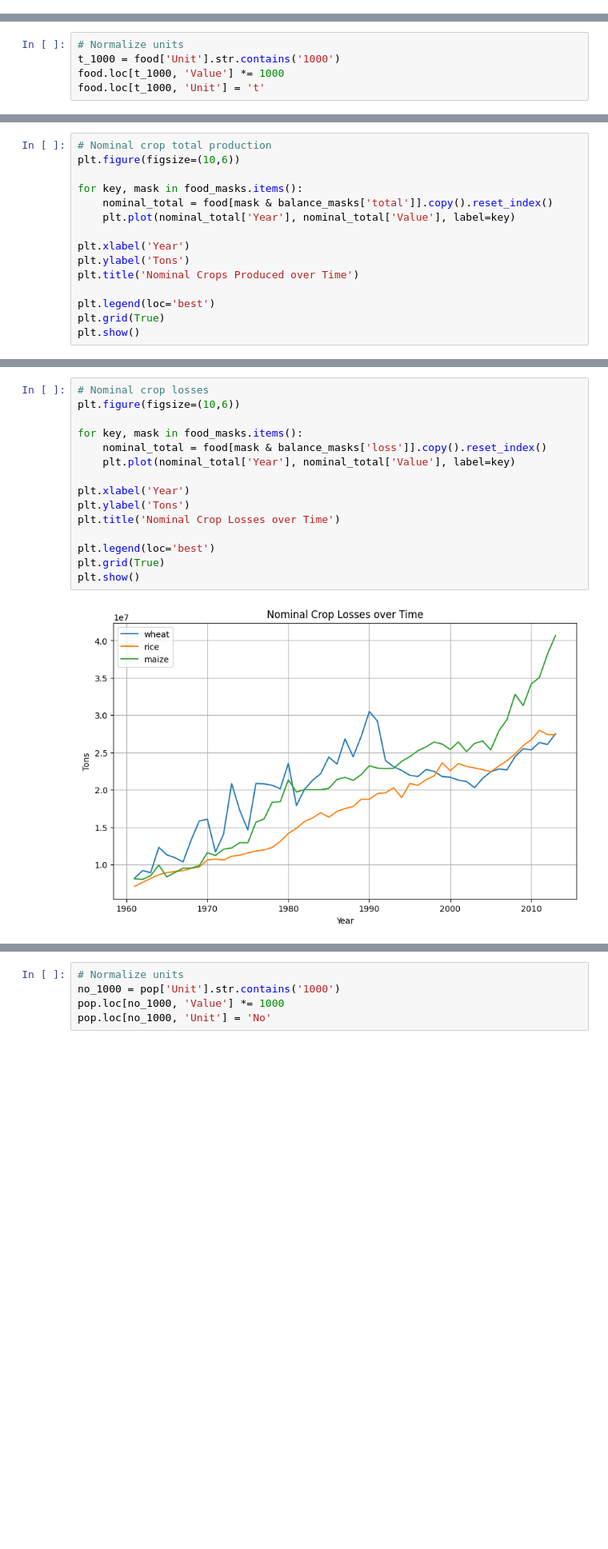
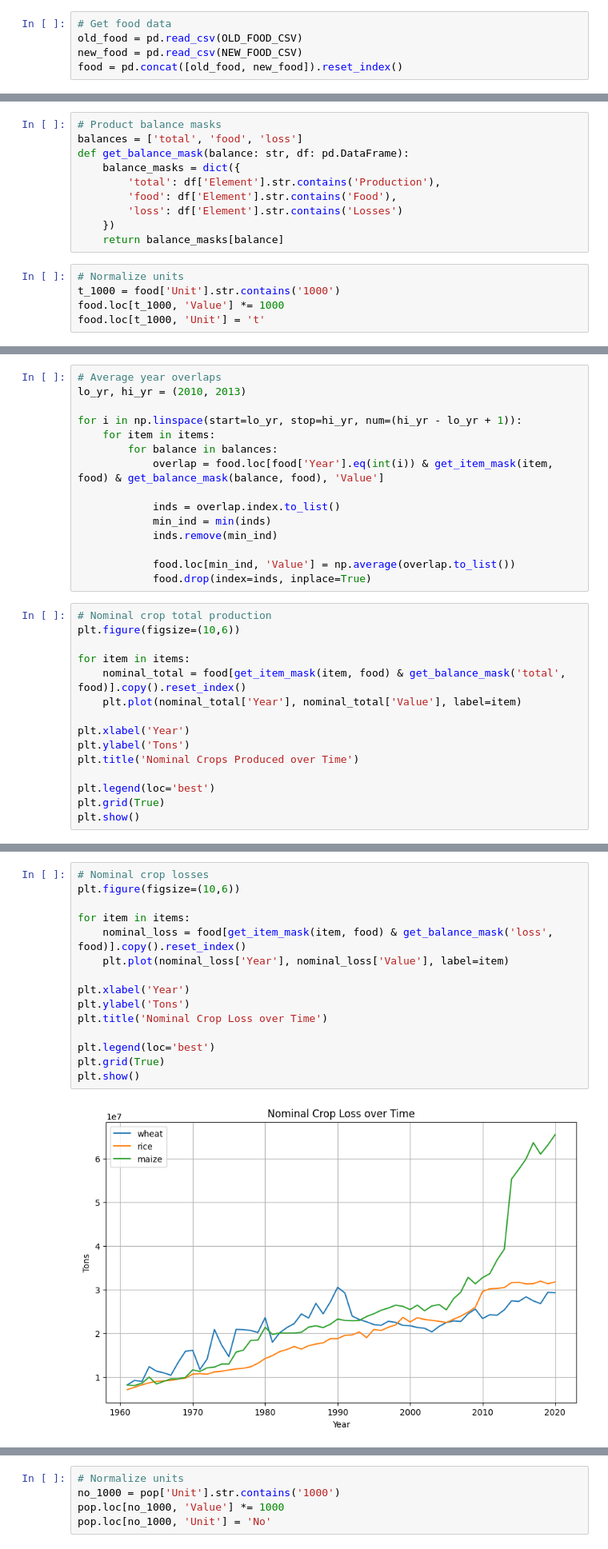
Before and after one commit to johnny-woodtke/famine--fact-or-fiction, a Jupyter notebook: main.ipynb, the cells around one changed output, grey strips where cells are left out. Shown at 80% size. Cells and saved outputs as stored; diff of their text form; blank space fills up the shorter version.

```diff
--- a/main.ipynb
+++ b/main.ipynb
@@ -8,0 +15,5 @@ food = pd.read_csv(FOOD_CSV)
+# %%
+# Get food data
+old_food = pd.read_csv(OLD_FOOD_CSV)
+new_food = pd.read_csv(NEW_FOOD_CSV)
+food = pd.concat([old_food, new_food]).reset_index()
@@ -9,3 +30,13 @@ food = pd.read_csv(FOOD_CSV)
+# %%
+# Product balance masks
+balances = ['total', 'food', 'loss']
+def get_balance_mask(balance: str, df: pd.DataFrame):
+    balance_masks = dict({
+        'total': df['Element'].str.contains('Production'),
+        'food': df['Element'].str.contains('Food'),
+        'loss': df['Element'].str.contains('Losses')
+    })
+    return balance_masks[balance]
 # %%
 # Normalize units
 t_1000 = food['Unit'].str.contains('1000')
@@ -28,10 +45,25 @@ balance_masks = dict({
+# %%
+# Average year overlaps
+lo_yr, hi_yr = (2010, 2013)
+
+for i in np.linspace(start=lo_yr, stop=hi_yr, num=(hi_yr - lo_yr + 1)):
+    for item in items:
+        for balance in balances:
+            overlap = food.loc[food['Year'].eq(int(i)) & get_item_mask(item, food) & get_balance_mask(balance, food), 'Value']
+
+            inds = overlap.index.to_list()
+            min_ind = min(inds)
+            inds.remove(min_ind)
+
+            food.loc[min_ind, 'Value'] = np.average(overlap.to_list())
+            food.drop(index=inds, inplace=True)
 # %%
 # Nominal crop total production
 plt.figure(figsize=(10,6))
 
-for key, mask in food_masks.items():
-    nominal_total = food[mask & balance_masks['total']].copy().reset_index()
-    plt.plot(nominal_total['Year'], nominal_total['Value'], label=key)
+for item in items:
+    nominal_total = food[get_item_mask(item, food) & get_balance_mask('total', food)].copy().reset_index()
+    plt.plot(nominal_total['Year'], nominal_total['Value'], label=item)
 
 plt.xlabel('Year')
 plt.ylabel('Tons')
@@ -45,20 +77,20 @@ plt.show()
 # %%
 # Nominal crop losses
 plt.figure(figsize=(10,6))
 
-for key, mask in food_masks.items():
-    nominal_total = food[mask & balance_masks['loss']].copy().reset_index()
-    plt.plot(nominal_total['Year'], nominal_total['Value'], label=key)
+for item in items:
+    nominal_loss = food[get_item_mask(item, food) & get_balance_mask('loss', food)].copy().reset_index()
+    plt.plot(nominal_loss['Year'], nominal_loss['Value'], label=item)
 
 plt.xlabel('Year')
 plt.ylabel('Tons')
-plt.title('Nominal Crop Losses over Time')
+plt.title('Nominal Crop Loss over Time')
 
 plt.legend(loc='best')
 plt.grid(True)
 plt.show()
 # %% [output]
-[figure, old version]
+[figure, new version]
 # %%
 # Nominal crop human allocation
 plt.figure(figsize=(10,6))
```
Also changed, not shown: parts of 14 cells of this notebook, 3 other files.
